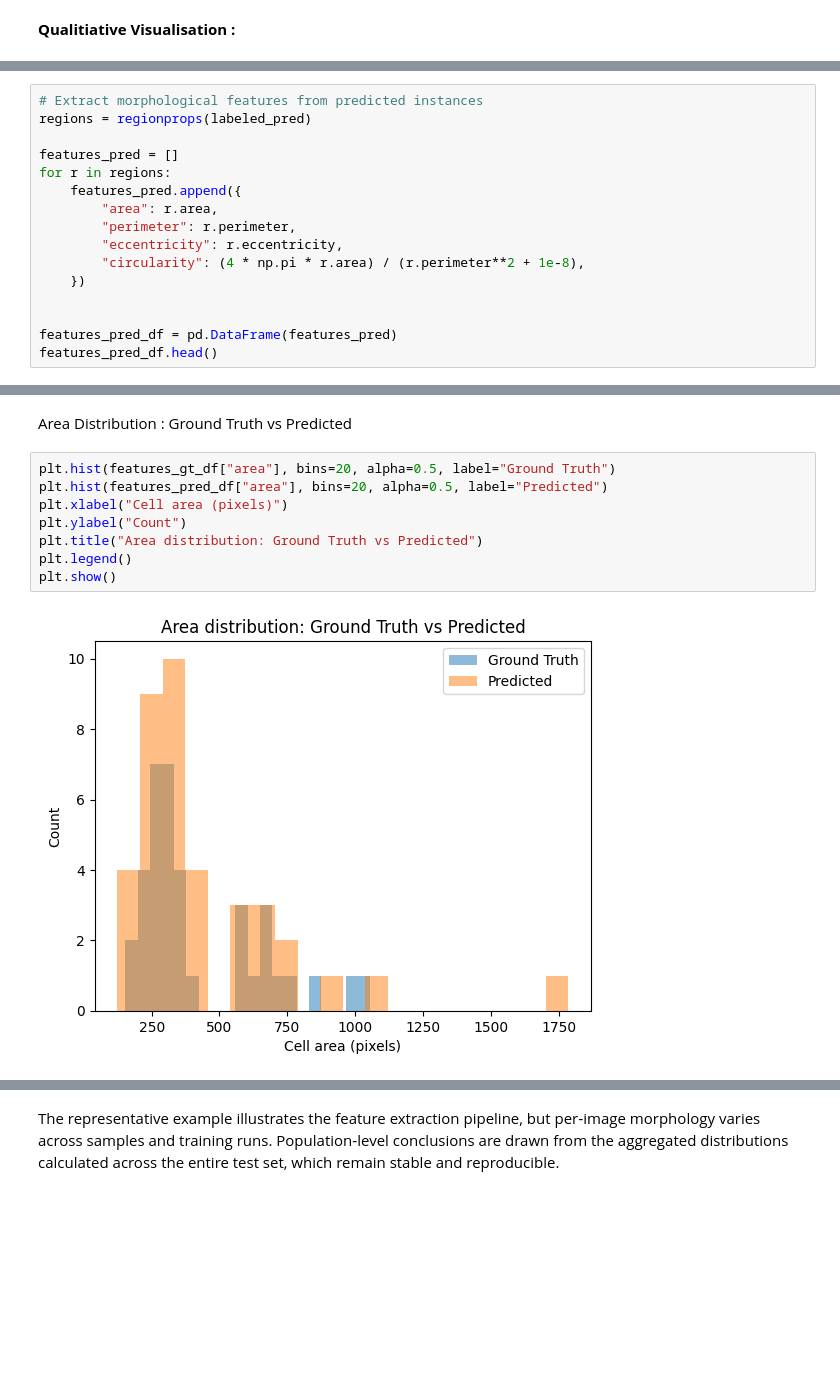
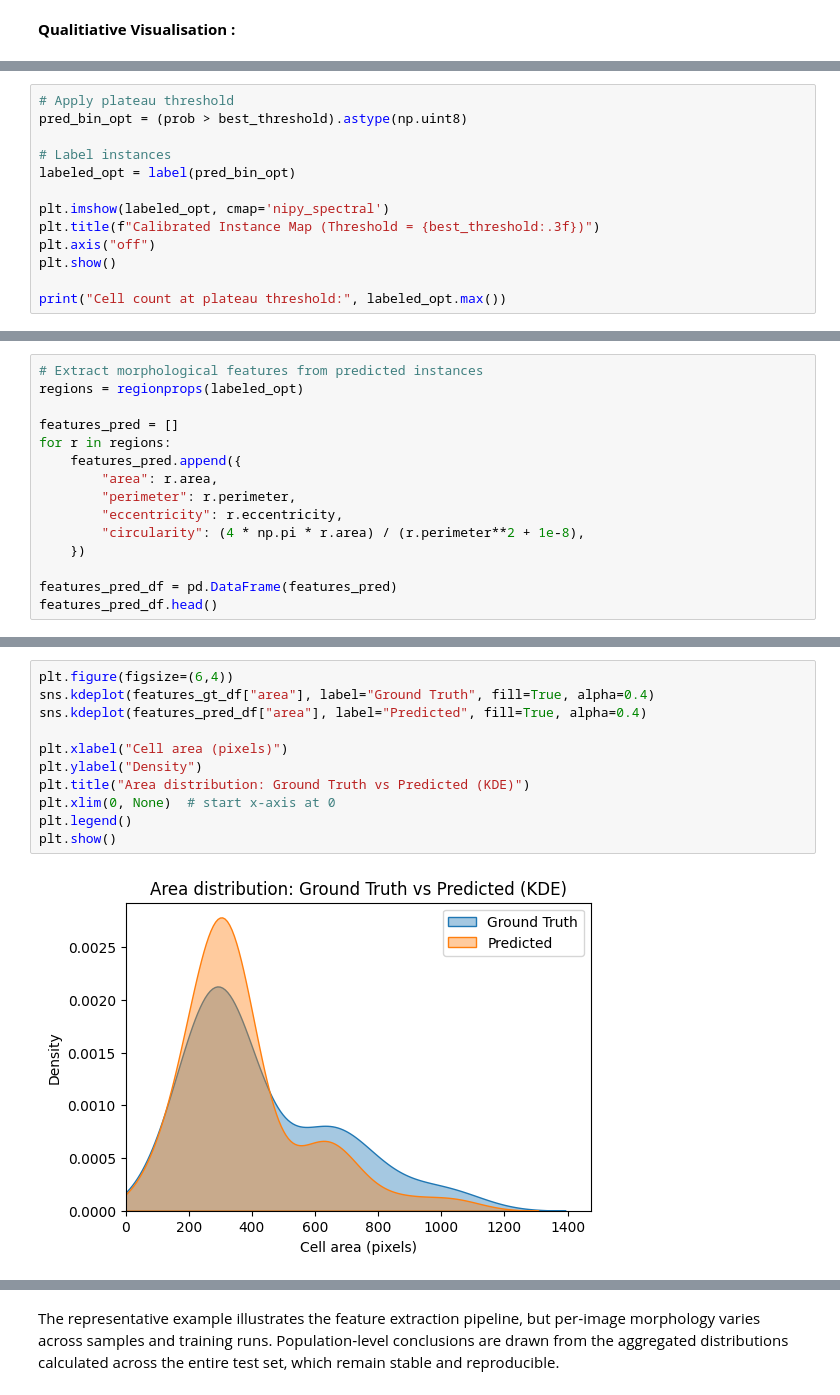
Before and after one commit to JSku-Systems/unet-bccd-segmentation, a Jupyter notebook: unet_bccd_segmentation.ipynb, the cells around one changed output, grey strips where cells are left out. Drawn from its saved outputs; the diff is of its cells as text; blank space fills up the shorter version.

Commit message:
Add updated cell segmentation file

```diff
--- a/unet_bccd_segmentation.ipynb
+++ b/unet_bccd_segmentation.ipynb
@@ -484,0 +635,13 @@ Segmentation enables downstream quantitative analysis of cell morphology. Althou
+# %%
+# Apply plateau threshold
+pred_bin_opt = (prob > best_threshold).astype(np.uint8)
+
+# Label instances
+labeled_opt = label(pred_bin_opt)
+
+plt.imshow(labeled_opt, cmap='nipy_spectral')
+plt.title(f"Calibrated Instance Map (Threshold = {best_threshold:.3f})")
+plt.axis("off")
+plt.show()
+
+print("Cell count at plateau threshold:", labeled_opt.max())
@@ -512,6 +658,6 @@ This visualisation verifies whether the model correctly separates adjacent cells
 # %%
 # Extract morphological features from predicted instances
-regions = regionprops(labeled_pred)
+regions = regionprops(labeled_opt)
 
 features_pred = []
 for r in regions:
@@ -522,7 +668,6 @@ for r in regions:
         "circularity": (4 * np.pi * r.area) / (r.perimeter**2 + 1e-8),
     })
 
-
 features_pred_df = pd.DataFrame(features_pred)
 features_pred_df.head()
 # %% [output]
@@ -583,12 +732,13 @@ Descriptive statistics for geometric features extracted from one representative
-# %% [markdown]
-Area Distribution : Ground Truth vs Predicted
 # %%
-plt.hist(features_gt_df["area"], bins=20, alpha=0.5, label="Ground Truth")
-plt.hist(features_pred_df["area"], bins=20, alpha=0.5, label="Predicted")
+plt.figure(figsize=(6,4))
+sns.kdeplot(features_gt_df["area"], label="Ground Truth", fill=True, alpha=0.4)
+sns.kdeplot(features_pred_df["area"], label="Predicted", fill=True, alpha=0.4)
+
 plt.xlabel("Cell area (pixels)")
-plt.ylabel("Count")
-plt.title("Area distribution: Ground Truth vs Predicted")
+plt.ylabel("Density")
+plt.title("Area distribution: Ground Truth vs Predicted (KDE)")
+plt.xlim(0, None)  # start x‑axis at 0
 plt.legend()
 plt.show()
 # %% [output]
-[figure, old version]
+[figure, new version]
```
Also changed, not shown: parts of 71 cells of this notebook.
